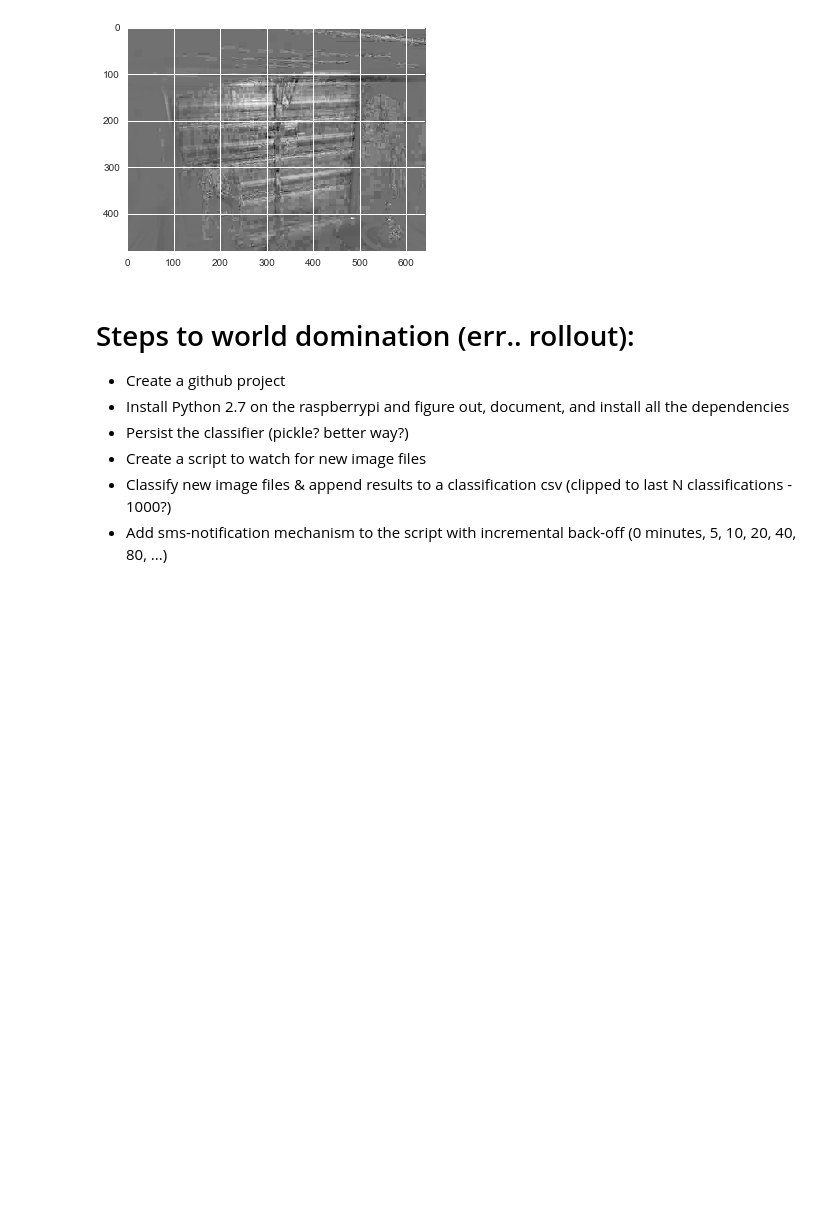
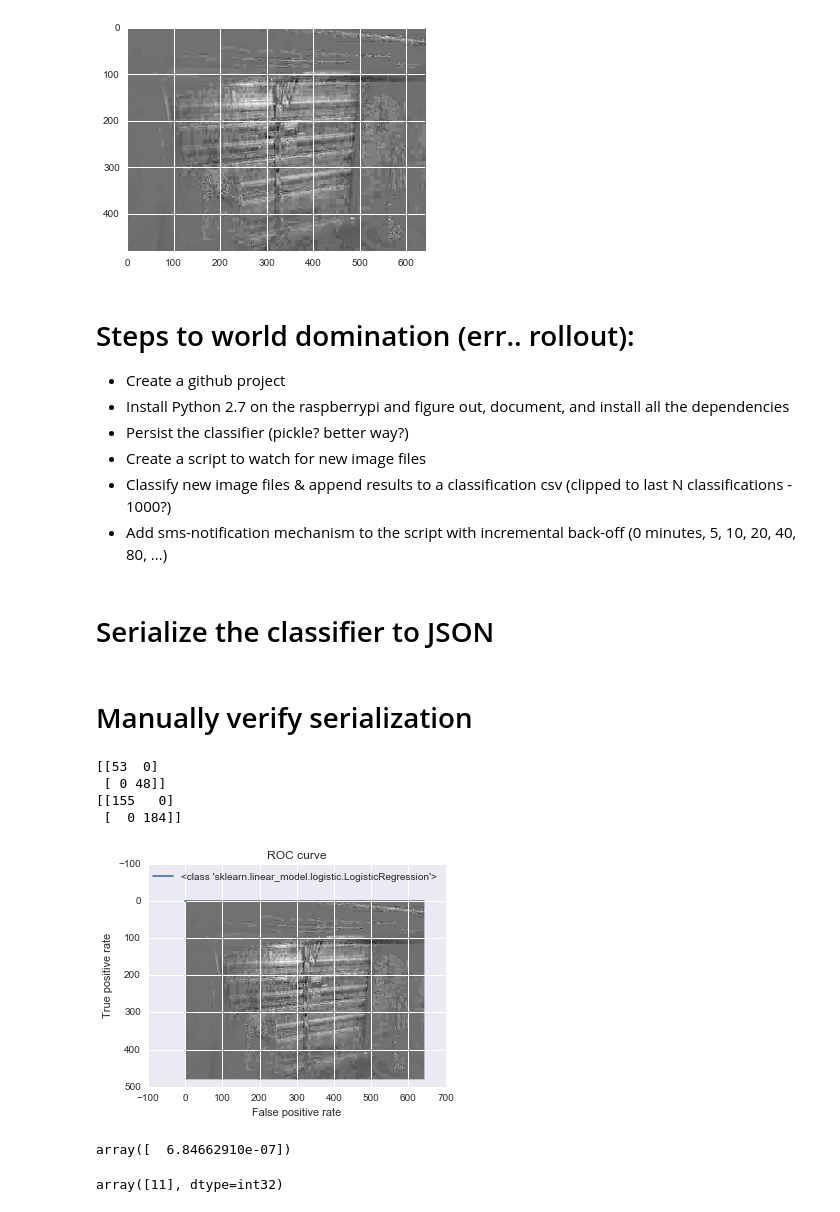
Before and after one commit to curious-attempt-bunny/python-scikit-raspberrypi-garage-door-twilio-alert, a Jupyter notebook: IR detection.ipynb, the cells around one changed output. Saved outputs shown, nothing was run; the diff lists cells and outputs as text; code cells hidden in the pictures; blank space fills up the shorter version.

Commit message:
Figure out model persistence. Create a monitor script.

```diff
--- a/IR detection.ipynb
+++ b/IR detection.ipynb
@@ -252,3 +252,62 @@ plt.imshow(np.reshape(clf.coef_[0], (480,640)));
 - Create a script to watch for new image files
 - Classify new image files & append results to a classification csv (clipped to last N classifications - 1000?)
 - Add sms-notification mechanism to the script with incremental back-off (0 minutes, 5, 10, 20, 40, 80, ...)
+# %% [markdown]
+# Serialize the classifier to JSON
+# %%
+import json
+
+persist = dict()
+persist['params'] = clf.get_params()
+persist['coef_'] = clf.coef_.tolist()
+persist['intercept_'] = clf.intercept_.tolist()
+persist['n_iter_'] = clf.n_iter_.tolist()
+persist['classes_'] = clf.classes_.tolist()
+persist_json = json.dumps(persist)
+
+with open('classifier.json', 'w') as file:
+    file.write(persist_json)
+# %% [markdown]
+# Manually verify serialization
+# %%
+refresh = json.loads(persist_json)
+refresh_clf = LogisticRegression()
+refresh_clf.set_params(**refresh['params'])
+refresh_clf.coef_ = np.asarray(refresh['coef_'])
+refresh_clf.intercept_ = np.asarray(refresh['intercept_'])
+refresh_clf.n_iter_ = np.asarray(refresh['n_iter_'])
+refresh_clf.classes_ = np.asarray(refresh['classes_'])
+
+plt.imshow(np.reshape(refresh_clf.coef_[0], (480,640)));
+
+y_pred = refresh_clf.predict(X_test)
+print confusion_matrix(y_test, y_pred)
+
+y_pred = refresh_clf.predict(X)
+print confusion_matrix(y, y_pred)
+
+y_pred_rt = refresh_clf.predict_proba(X_test)[:, 1]
+fpr_rt_lsvc, tpr_rt_lsvc, _ = roc_curve(y_test, y_pred_rt)
+
+plt.figure(1, figsize=(8,5))
+plt.plot([0, 1], [0, 1], 'k--')
+plt.plot(fpr_rt_lsvc, tpr_rt_lsvc, label=str(type(refresh_clf)))
+plt.xlabel('False positive rate')
+plt.ylabel('True positive rate')
+plt.title('ROC curve')
+plt.legend(loc='best')
+plt.show()
+# %% [output]
+[[53  0]
+ [ 0 48]]
+[[155   0]
+ [  0 184]]
+[figure, added]
+# %%
+clf.intercept_
+# %% [output]
+array([  6.84662910e-07])
+# %%
+clf.n_iter_
+# %% [output]
+array([11], dtype=int32)
```
Also changed, not shown: parts of 1 cell of this notebook, 1 other file.
